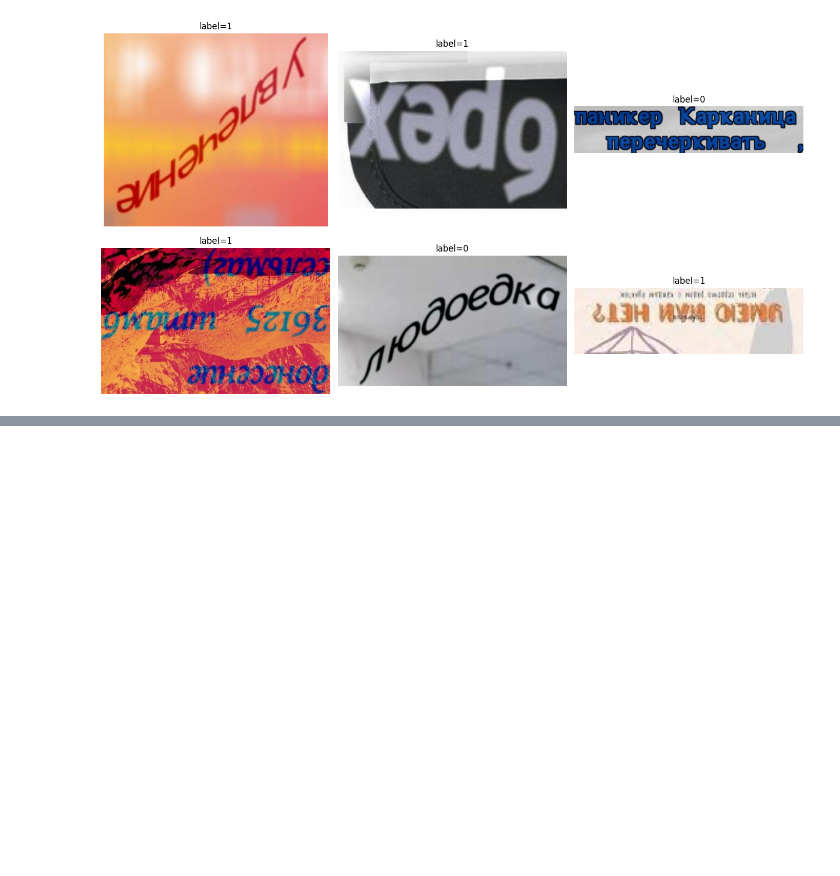
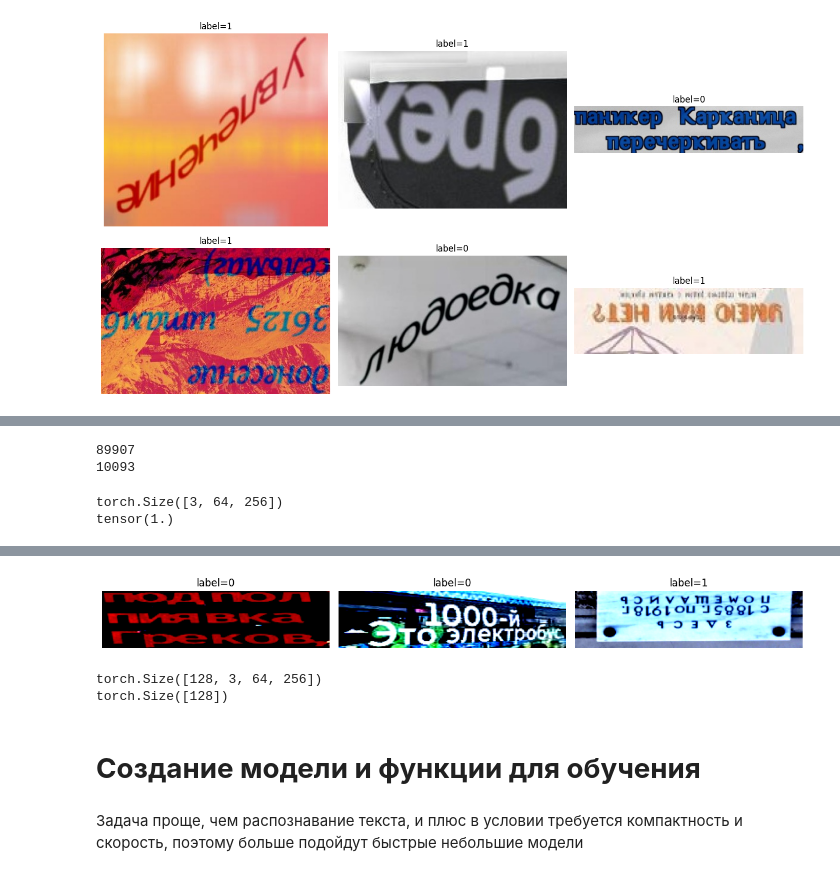
Before and after one commit to villerbond/avito-text-orientation, a Jupyter notebook: notebooks/solution.ipynb, the cells around one changed output, grey strips where cells are left out. Saved outputs shown, nothing was run; the diff lists cells and outputs as text; code cells hidden in the pictures; blank space fills up the shorter version.

```diff
--- a/notebooks/solution.ipynb
+++ b/notebooks/solution.ipynb
@@ -369,0 +409,44 @@ plt.show()
+# %%
+train_dataset = OrientationDataset(
+    TRAIN_DIR / "crops",
+    train_labels,
+    train_transform
+)
+
+val_dataset = OrientationDataset(
+    VAL_DIR / "crops",
+    val_labels,
+    val_transform
+)
+
+print(len(train_dataset))
+print(len(val_dataset))
+# %% [output]
+89907
+10093
+# %%
+image, label = train_dataset[0]
+
+print(image.shape)
+print(label)
+# %% [output]
+torch.Size([3, 64, 256])
+tensor(1.)
+# %%
+import matplotlib.pyplot as plt
+
+fig, axes = plt.subplots(1, 3, figsize=(12, 8))
+
+for ax in axes.flat:
+
+    idx = random.randint(0, len(train_dataset) - 1)
+
+    image, label = train_dataset[idx]
+
+    ax.imshow(image.permute(1, 2, 0))
+    ax.set_title(f"label={int(label)}")
+    ax.axis("off")
+
+plt.tight_layout()
+plt.show()
+# %% [output]
@@ -369,0 +456 @@ plt.show()
+[figure, added]
@@ -369,0 +479,12 @@ plt.show()
+# %%
+images, labels = next(iter(train_loader))
+
+print(images.shape)
+print(labels.shape)
+# %% [output]
+torch.Size([128, 3, 64, 256])
+torch.Size([128])
+# %% [markdown]
+# **Создание модели и функции для обучения**
+# %% [markdown]
+Задача проще, чем распознавание текста, и плюс в условии требуется компактность и скорость, поэтому больше подойдут быстрые небольшие модели
```
Also changed, not shown: parts of 52 cells of this notebook.
